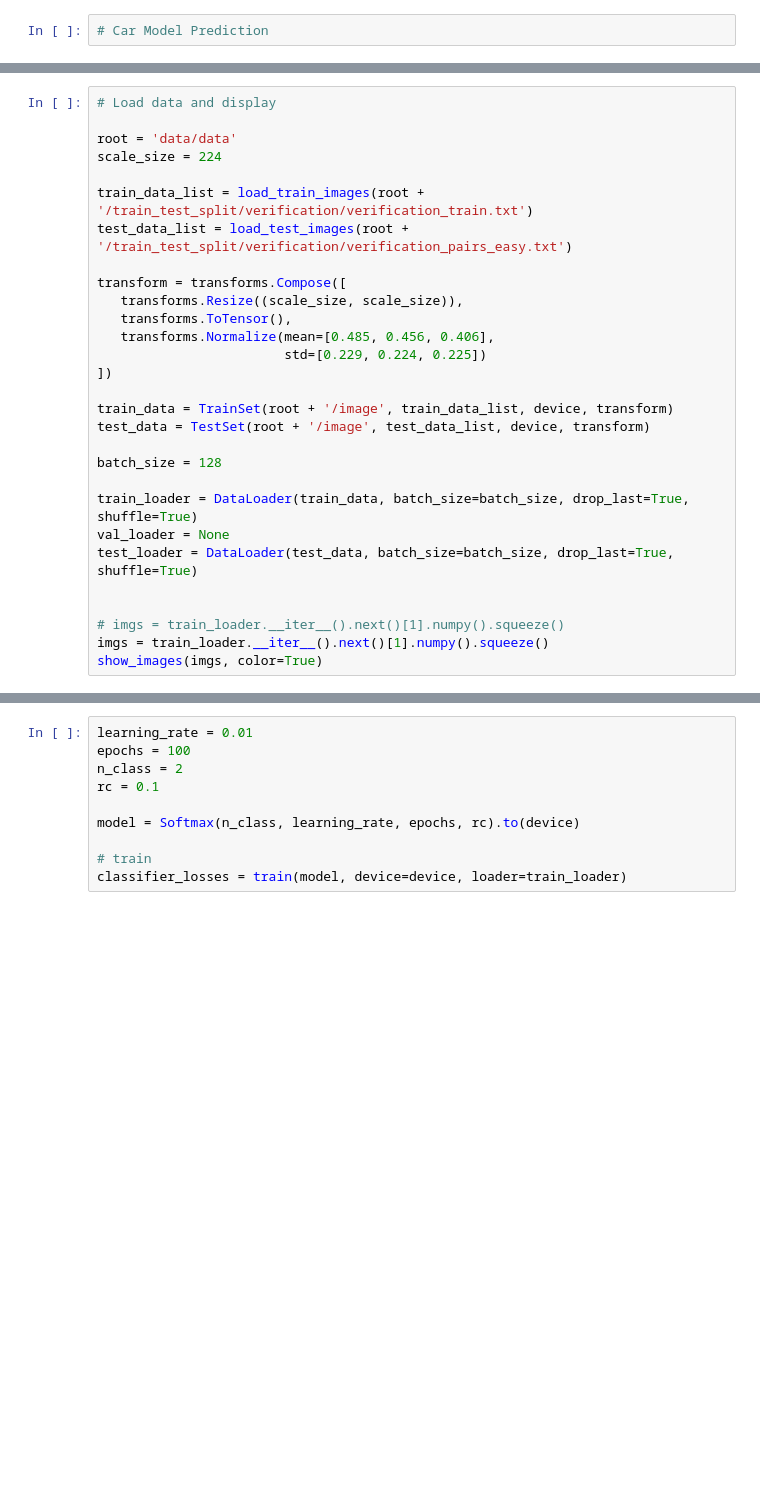
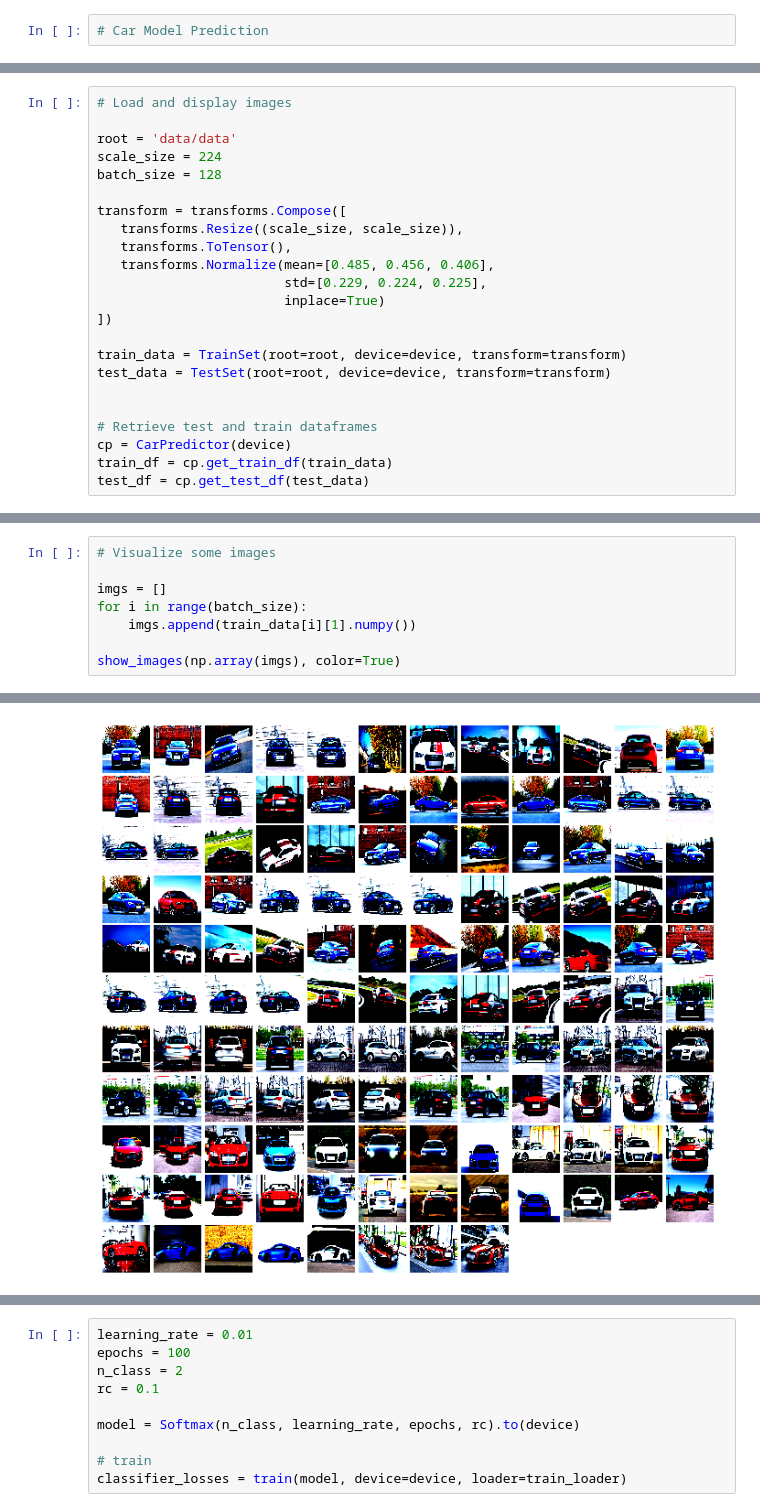
Before and after one commit to Principe92/car_prediction, a Jupyter notebook: project.ipynb, the cells around one changed output, grey strips where cells are left out. Drawn from its saved outputs; the diff is of its cells as text; blank space fills up the shorter version.

```diff
--- a/project.ipynb
+++ b/project.ipynb
@@ -48,29 +30,23 @@ ValueError: __init__() requires a code object with 0 free vars, not 1
 # %%
-# Load data and display
+# Load and display images
 
 root = 'data/data'
 scale_size = 224
-
-train_data_list = load_train_images(root + '/train_test_split/verification/verification_train.txt')
-test_data_list = load_test_images(root + '/train_test_split/verification/verification_pairs_easy.txt')
+batch_size = 128
 
 transform = transforms.Compose([
    transforms.Resize((scale_size, scale_size)),
    transforms.ToTensor(),
    transforms.Normalize(mean=[0.485, 0.456, 0.406],
-                        std=[0.229, 0.224, 0.225])
+                        std=[0.229, 0.224, 0.225],
+                        inplace=True)
 ])
 
-train_data = TrainSet(root + '/image', train_data_list, device, transform)
-test_data = TestSet(root + '/image', test_data_list, device, transform)
-
-batch_size = 128
-
-train_loader = DataLoader(train_data, batch_size=batch_size, drop_last=True, shuffle=True)
-val_loader = None
-test_loader = DataLoader(test_data, batch_size=batch_size, drop_last=True, shuffle=True)
+train_data = TrainSet(root=root, device=device, transform=transform)
+test_data = TestSet(root=root, device=device, transform=transform)
 
 
-# imgs = train_loader.__iter__().next()[1].numpy().squeeze()
-imgs = train_loader.__iter__().next()[1].numpy().squeeze()
-show_images(imgs, color=True)
+# Retrieve test and train dataframes
+cp = CarPredictor(device)
+train_df = cp.get_train_df(train_data)
+test_df = cp.get_test_df(test_data)
@@ -139,0 +68,9 @@ ModuleAttributeError: 'SVM' object has no attribute 'test'
+# %%
+# Visualize some images
+
+imgs = []
+for i in range(batch_size):
+    imgs.append(train_data[i][1].numpy())
+
+show_images(np.array(imgs), color=True)
+# %% [output]
@@ -139,0 +94 @@ ModuleAttributeError: 'SVM' object has no attribute 'test'
+[figure, added]
```
Also changed, not shown: parts of 12 cells of this notebook, 4 other files.
